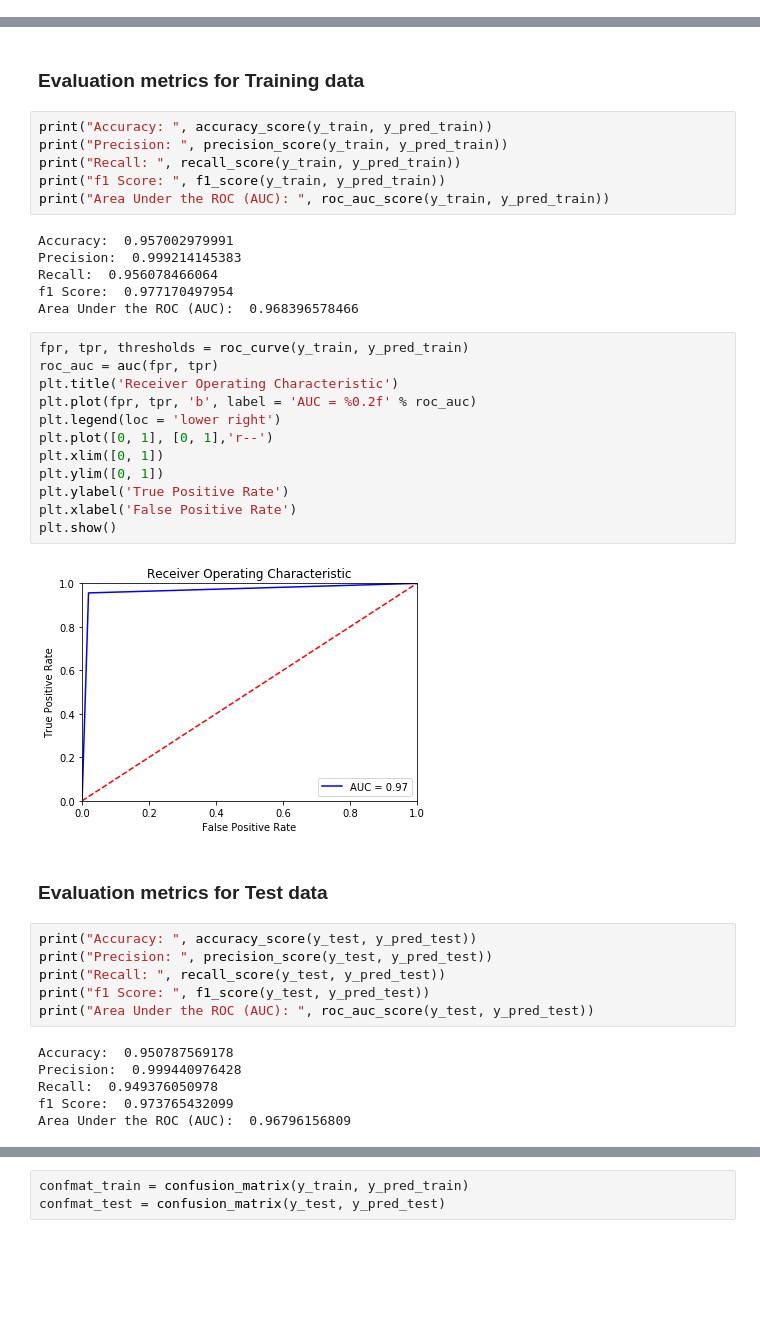
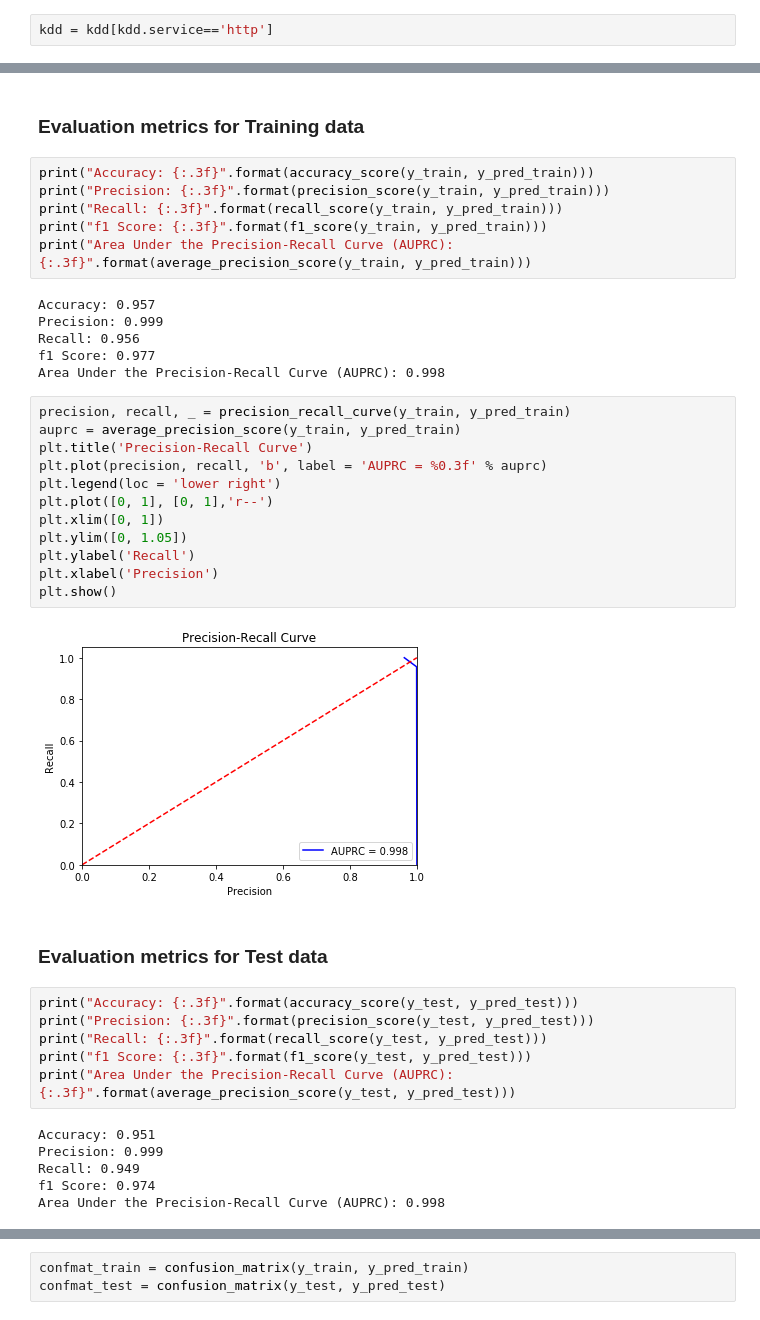
Before and after one commit to ncdingari/DS504, a Jupyter notebook: Anomaly-Detection/One-Class-SVM.ipynb, the cells around one changed output, grey strips where cells are left out. Drawn from its saved outputs; the diff is of its cells as text; blank space fills up the shorter version.

```diff
--- a/Anomaly-Detection/One-Class-SVM.ipynb
+++ b/Anomaly-Detection/One-Class-SVM.ipynb
@@ -21,0 +27,2 @@ kdd = pd.read_csv('data/kddcup.data_10_percent_corrected.csv')
+# %%
+kdd = kdd[kdd.service=='http']
@@ -219,43 +228,43 @@ Counter({1: 10733, -1: 1012})
 # %% [markdown]
 ### Evaluation metrics for Training data
 # %%
-print("Accuracy: ", accuracy_score(y_train, y_pred_train))
-print("Precision: ", precision_score(y_train, y_pred_train))
-print("Recall: ", recall_score(y_train, y_pred_train))
-print("f1 Score: ", f1_score(y_train, y_pred_train))
-print("Area Under the ROC (AUC): ", roc_auc_score(y_train, y_pred_train))
+print("Accuracy: {:.3f}".format(accuracy_score(y_train, y_pred_train)))
+print("Precision: {:.3f}".format(precision_score(y_train, y_pred_train)))
+print("Recall: {:.3f}".format(recall_score(y_train, y_pred_train)))
+print("f1 Score: {:.3f}".format(f1_score(y_train, y_pred_train)))
+print("Area Under the Precision-Recall Curve (AUPRC): {:.3f}".format(average_precision_score(y_train, y_pred_train)))
 # %% [output]
-Accuracy:  0.957002979991
-Precision:  0.999214145383
-Recall:  0.956078466064
-f1 Score:  0.977170497954
-Area Under the ROC (AUC):  0.968396578466
+Accuracy: 0.957
+Precision: 0.999
+Recall: 0.956
+f1 Score: 0.977
+Area Under the Precision-Recall Curve (AUPRC): 0.998
 # %%
-fpr, tpr, thresholds = roc_curve(y_train, y_pred_train)
-roc_auc = auc(fpr, tpr)
-plt.title('Receiver Operating Characteristic')
-plt.plot(fpr, tpr, 'b', label = 'AUC = %0.2f' % roc_auc)
+precision, recall, _ = precision_recall_curve(y_train, y_pred_train)
+auprc = average_precision_score(y_train, y_pred_train)
+plt.title('Precision-Recall Curve')
+plt.plot(precision, recall, 'b', label = 'AUPRC = %0.3f' % auprc)
 plt.legend(loc = 'lower right')
 plt.plot([0, 1], [0, 1],'r--')
 plt.xlim([0, 1])
-plt.ylim([0, 1])
-plt.ylabel('True Positive Rate')
-plt.xlabel('False Positive Rate')
+plt.ylim([0, 1.05])
+plt.ylabel('Recall')
+plt.xlabel('Precision')
 plt.show()
 # %% [output]
-[figure, old version]
+[figure, new version]
 # %% [markdown]
 ### Evaluation metrics for Test data
 # %%
-print("Accuracy: ", accuracy_score(y_test, y_pred_test))
-print("Precision: ", precision_score(y_test, y_pred_test))
-print("Recall: ", recall_score(y_test, y_pred_test))
-print("f1 Score: ", f1_score(y_test, y_pred_test))
-print("Area Under the ROC (AUC): ", roc_auc_score(y_test, y_pred_test))
+print("Accuracy: {:.3f}".format(accuracy_score(y_test, y_pred_test)))
+print("Precision: {:.3f}".format(precision_score(y_test, y_pred_test)))
+print("Recall: {:.3f}".format(recall_score(y_test, y_pred_test)))
+print("f1 Score: {:.3f}".format(f1_score(y_test, y_pred_test)))
+print("Area Under the Precision-Recall Curve (AUPRC): {:.3f}".format(average_precision_score(y_test, y_pred_test)))
 # %% [output]
-Accuracy:  0.950787569178
-Precision:  0.999440976428
-Recall:  0.949376050978
-f1 Score:  0.973765432099
-Area Under the ROC (AUC):  0.96796156809
+Accuracy: 0.951
+Precision: 0.999
+Recall: 0.949
+f1 Score: 0.974
+Area Under the Precision-Recall Curve (AUPRC): 0.998
 # %%
```
Also changed, not shown: parts of 7 cells of this notebook, 3 other files.
